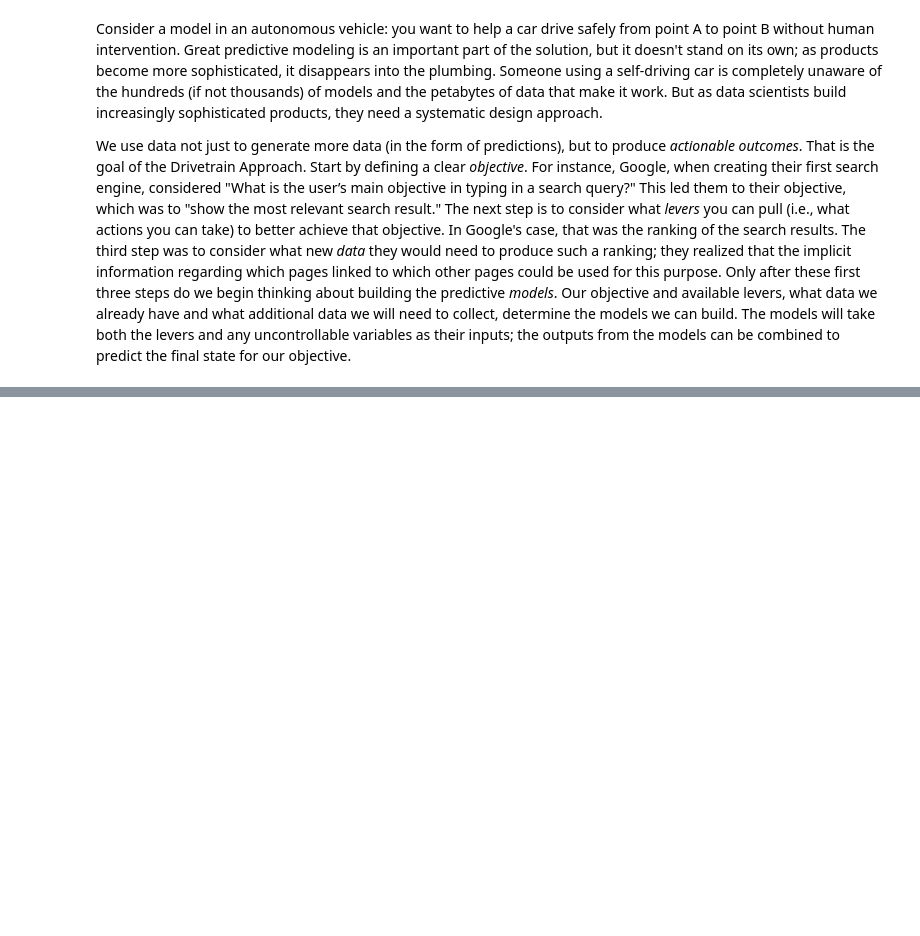
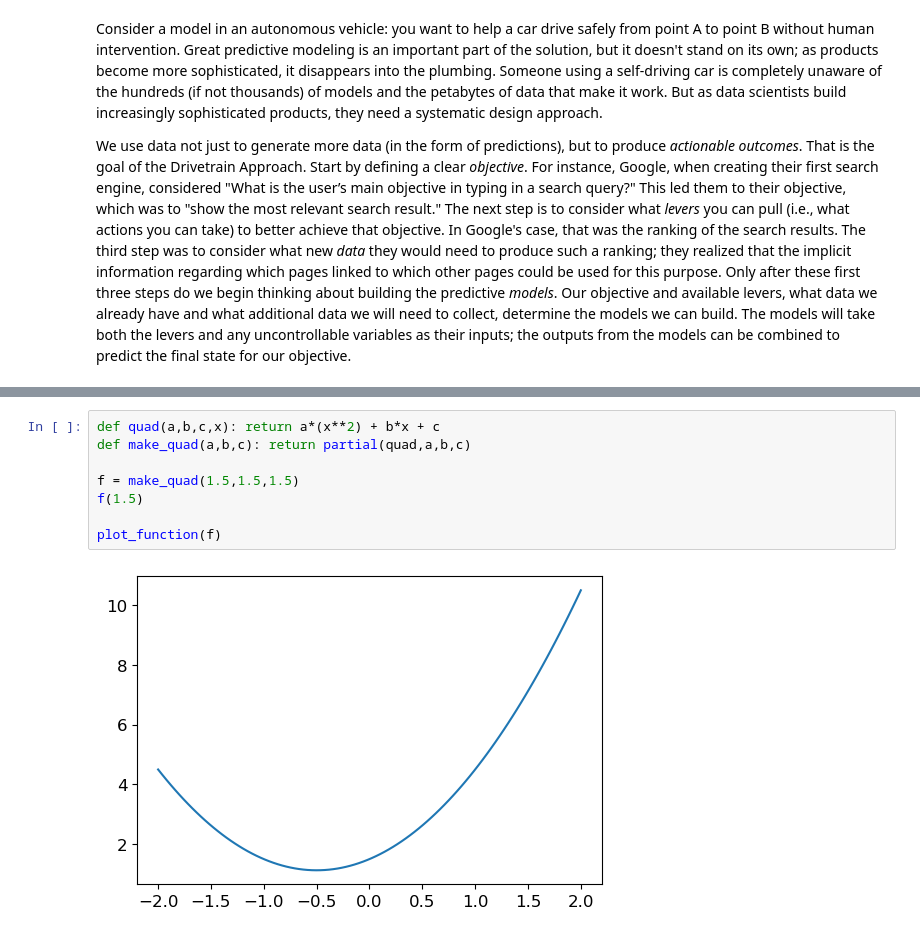
Before and after one commit to Sjahriyar/Ai-Study, a Jupyter notebook: Ai_Notebook.ipynb, the cells around one changed output, grey strips where cells are left out. Drawn from its saved outputs; the diff is of its cells as text; blank space fills up the shorter version.

```diff
--- a/Ai_Notebook.ipynb
+++ b/Ai_Notebook.ipynb
@@ -238,0 +372,10 @@ We use data not just to generate more data (in the form of predictions), but to
+# %%
+def quad(a,b,c,x): return a*(x**2) + b*x + c
+def make_quad(a,b,c): return partial(quad,a,b,c)
+
+f = make_quad(1.5,1.5,1.5)
+f(1.5)
+
+plot_function(f)
+# %% [output]
+[figure, added]
```
Also changed, not shown: parts of 91 cells of this notebook, 5 other files.
